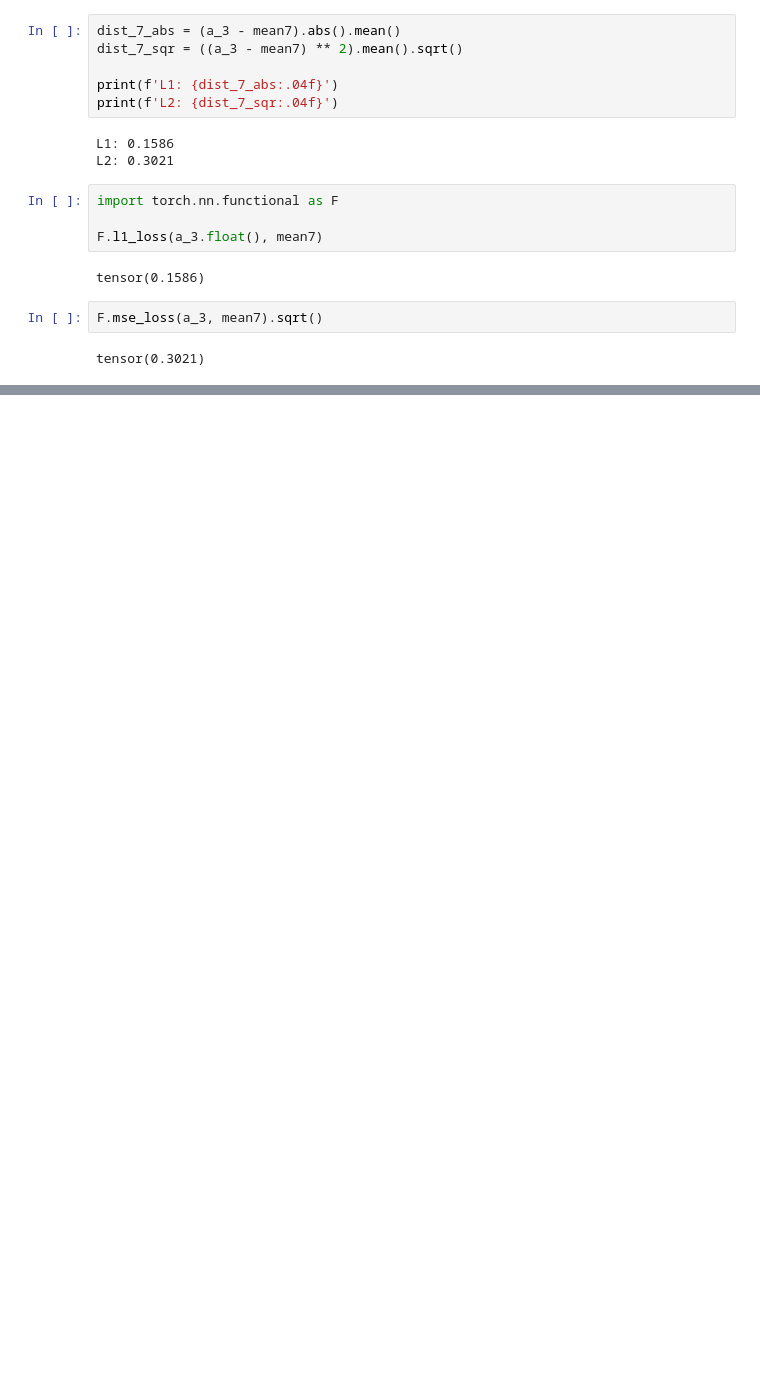
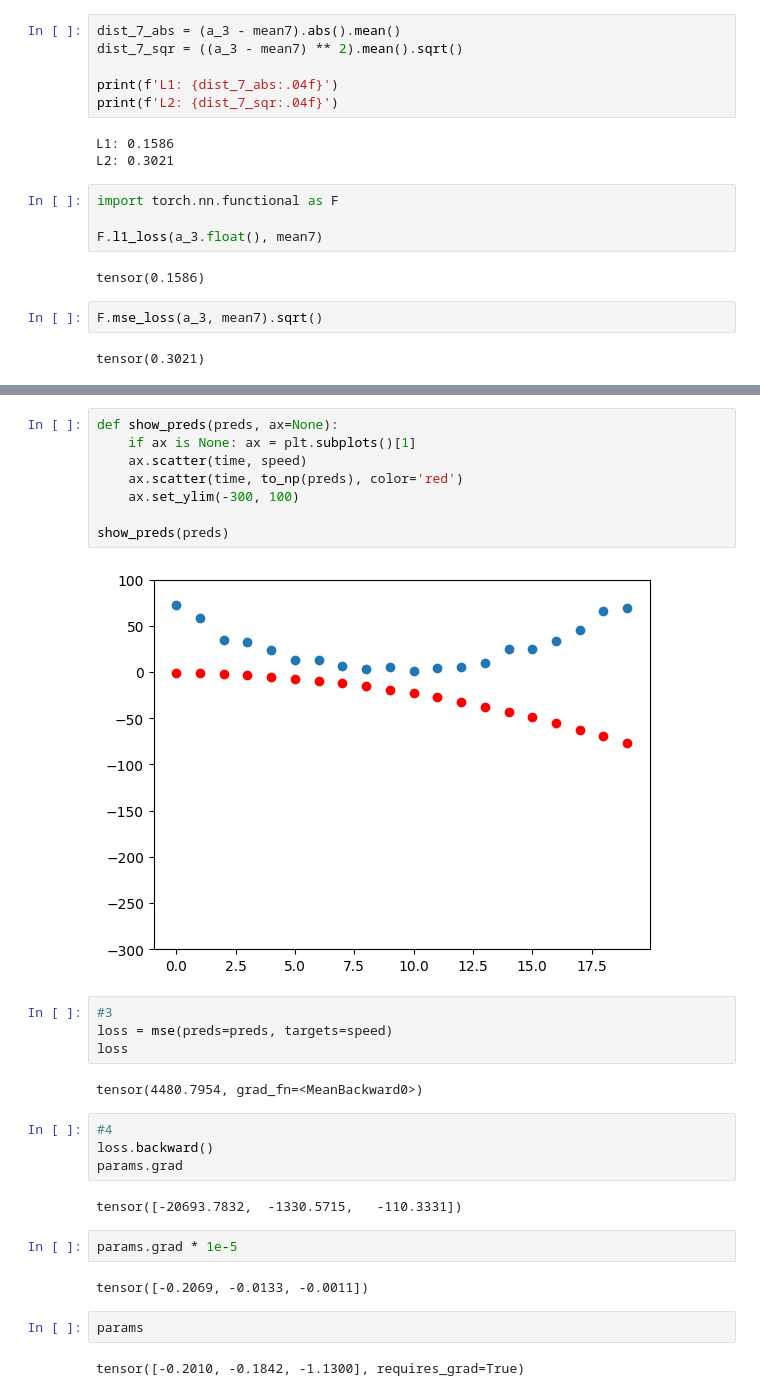
Before and after one commit to Sergo448/FastAI_PyTorch, a Jupyter notebook: notebooks/01_num_classifier.ipynb, the cells around one changed output, grey strips where cells are left out. Saved outputs shown, nothing was run; the diff lists cells and outputs as text; blank space fills up the shorter version.

```diff
--- a/notebooks/01_num_classifier.ipynb
+++ b/notebooks/01_num_classifier.ipynb
@@ -145,0 +316,30 @@ tensor(0.3021)
+# %%
+def show_preds(preds, ax=None):
+    if ax is None: ax = plt.subplots()[1]
+    ax.scatter(time, speed)
+    ax.scatter(time, to_np(preds), color='red')
+    ax.set_ylim(-300, 100)
+
+show_preds(preds)
+# %% [output]
+[figure, added]
+# %%
+#3
+loss = mse(preds=preds, targets=speed)
+loss
+# %% [output]
+tensor(4480.7954, grad_fn=<MeanBackward0>)
+# %%
+#4
+loss.backward()
+params.grad
+# %% [output]
+tensor([-20693.7832,  -1330.5715,   -110.3331])
+# %%
+params.grad * 1e-5
+# %% [output]
+tensor([-0.2069, -0.0133, -0.0011])
+# %%
+params
+# %% [output]
+tensor([-0.2010, -0.1842, -1.1300], requires_grad=True)
```
Also changed, not shown: parts of 46 cells of this notebook.
